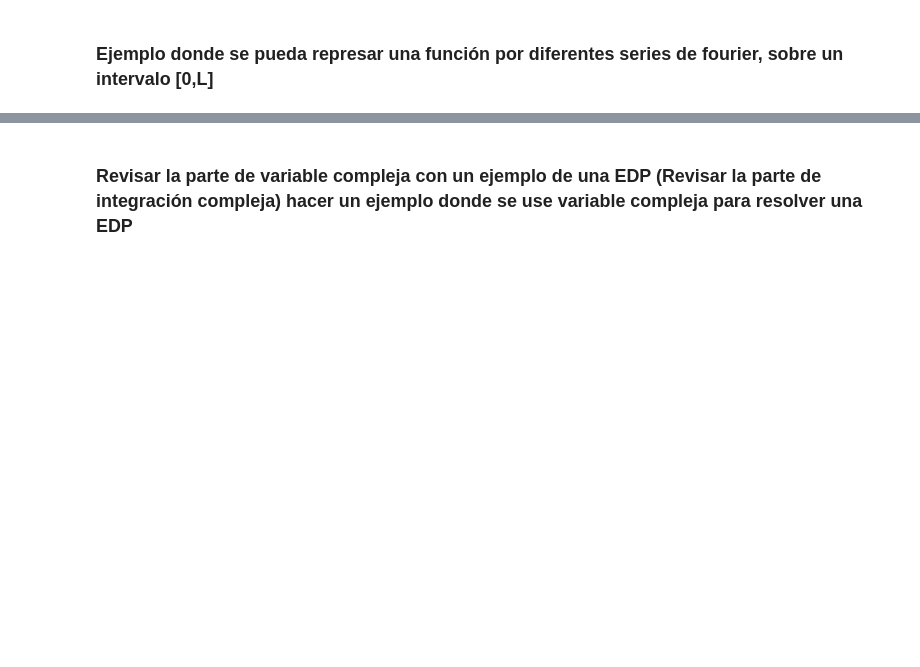
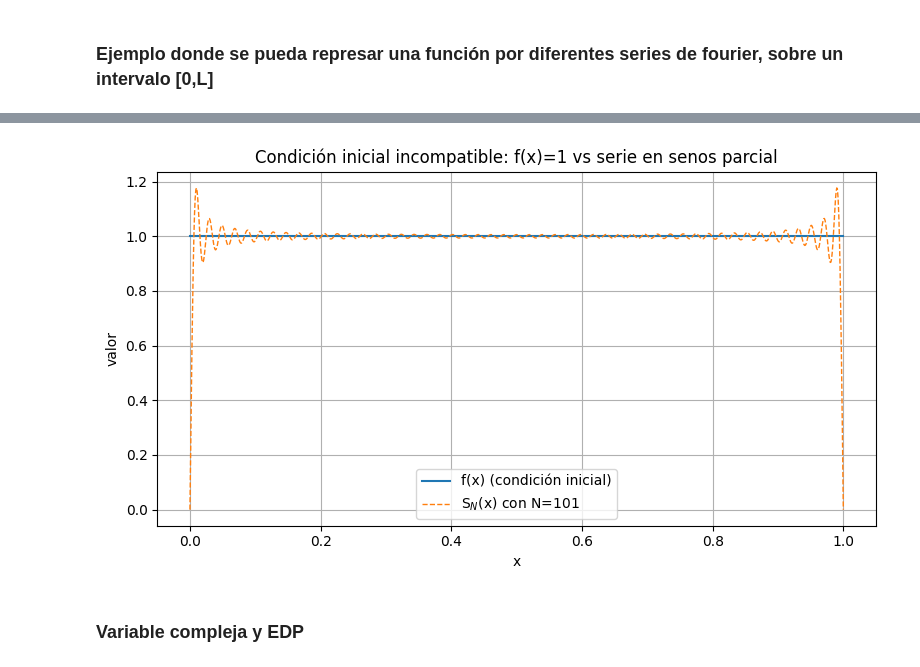
Before and after one commit to CrasCris/MatAplicada2, a Jupyter notebook: Main.ipynb, the cells around one changed output, grey strips where cells are left out. Cells and saved outputs as stored; diff of their text form; code cells hidden in the pictures; blank space fills up the shorter version.

```diff
--- a/Main.ipynb
+++ b/Main.ipynb
@@ -523,2 +759,58 @@ Descripción general del fenomeno de gibbs
+# %%
+import numpy as np
+import matplotlib.pyplot as plt
+from math import pi
+import os
+
+# Parámetros
+L = 1.0
+K = 1.0
+N = 101  # número de términos de la serie parcial (usar impar para más armónicos impares)
+x = np.linspace(0, L, 1001)
+
+# Condición inicial incompatible: f(0)=f(L)=1 (no cumple f(0)=f(L)=0)
+def f(x):
+    return np.ones_like(x)  # función constante = 1
+
+fx = f(x)
+
+# Calcular coeficientes c_n mediante integración numérica (regla del trapecio)
+c = np.zeros(N+1)  # indexamos desde 1..N
+for n in range(1, N+1):
+    integrand = fx * np.sin(n * pi * x / L)
+    c[n] = (2.0 / L) * np.trapz(integrand, x)
+
+# Construir suma parcial S_N(x) (t = 0)
+S_N = np.zeros_like(x)
+for n in range(1, N+1):
+    S_N += c[n] * np.sin(n * pi * x / L)
+
+# Solución de la ecuación del calor u(x,t) para t>0 con los mismos coeficientes
+def u_at_t(t):
+    u = np.zeros_like(x)
+    for n in range(1, N+1):
+        u += c[n] * np.exp(-K * (n * pi / L)**2 * t) * np.sin(n * pi * x / L)
+    return u
+
+# Elegimos tiempos pequeños para ver cómo la solución "se parece" a la serie inicial
+t_small = 0.005
+u_tsmall = u_at_t(t_small)
+
+# Guardar primera figura: f(x) vs S_N(x)
+fig1, ax1 = plt.subplots(figsize=(8,4.5))
+ax1.plot(x, fx, label='f(x) (condición inicial)', linewidth=1.5)
+ax1.plot(x, S_N, label=f'S$_{{N}}$(x) con N={N}', linestyle='--', linewidth=1)
+ax1.set_xlabel('x')
+ax1.set_ylabel('valor')
+ax1.set_title('Condición inicial incompatible: f(x)=1 vs serie en senos parcial')
+ax1.legend()
+ax1.grid(True)
+fig1.tight_layout()
+path1 = 'heat_series.png'
+fig1.savefig(path1, dpi=150)
+plt.show()
+plt.close(fig1)
+# %% [output]
+[figure, added]
 # %% [markdown]
-### Revisar la parte de variable compleja con un ejemplo de una EDP (Revisar la parte de integración compleja) hacer un ejemplo donde se use variable compleja para resolver una EDP
+### Variable compleja y EDP
```
Also changed, not shown: parts of 9 cells of this notebook, 1 other file.
